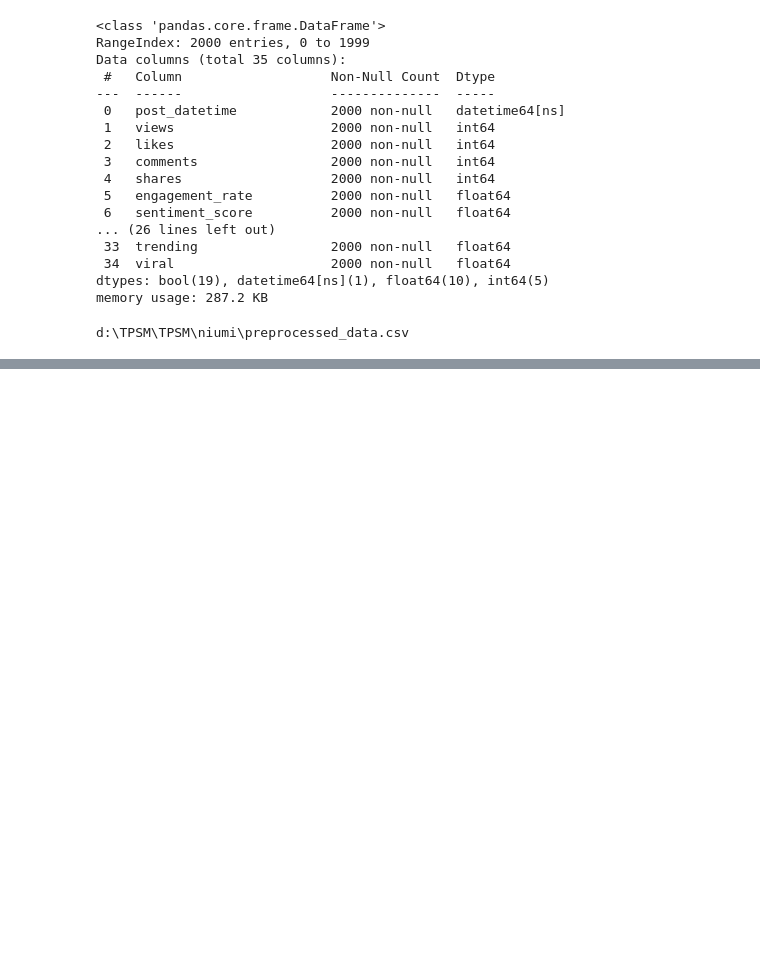
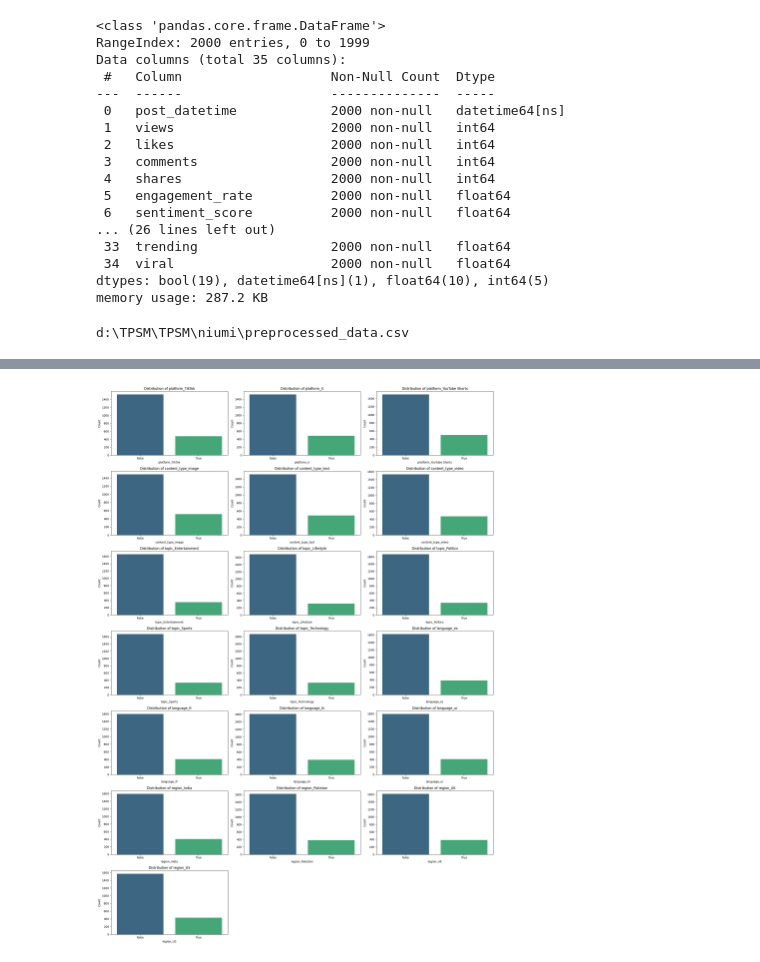
Before and after one commit to dinukadilshan03/TPSM, a Jupyter notebook: niumi/preprocess.ipynb, the cells around one changed output, grey strips where cells are left out. Drawn from its saved outputs; the diff is of its cells as text; code cells hidden in the pictures; blank space fills up the shorter version.

```diff
--- a/niumi/preprocess.ipynb
+++ b/niumi/preprocess.ipynb
@@ -286,0 +359,55 @@ d:\TPSM\TPSM\niumi\preprocessed_data.csv
+# %%
+import matplotlib.pyplot as plt
+import seaborn as sns
+import math
+
+# Identify boolean columns (one-hot encoded features)
+boolean_cols = df_encoded.select_dtypes(include=['bool']).columns.tolist()
+
+# Filter out 'is_viral' if it's treated separately as a target/binary feature and not an encoded category for plotting here.
+# 'is_viral' is a numerical feature after standardization, so it should not be in boolean_cols at this point.
+
+# Collect all encoded columns to plot
+all_encoded_cols_to_plot = []
+# Grouping for conceptual organization, but for plotting, iterate over the consolidated list
+for group_prefix in ['platform_', 'content_type_', 'topic_', 'language_', 'region_']:
+    all_encoded_cols_to_plot.extend([col for col in boolean_cols if col.startswith(group_prefix)])
+
+# Ensure 'is_viral' is not mistakenly included if it was ever boolean before standardization
+if 'is_viral' in all_encoded_cols_to_plot:
+    all_encoded_cols_to_plot.remove('is_viral')
+
+num_plots = len(all_encoded_cols_to_plot)
+num_cols_per_row = 3
+num_rows = math.ceil(num_plots / num_cols_per_row)
+
+# Create figure and axes using plt.subplots
+fig, axes = plt.subplots(num_rows, num_cols_per_row, figsize=(20, num_rows * 4))
+
+# Flatten the axes array for easy iteration if it's multi-dimensional
+if num_rows > 1 and num_cols_per_row > 1:
+    axes = axes.flatten()
+elif num_rows == 1 and num_cols_per_row > 1:
+    # If only one row, axes is a 1D array, no flattening needed
+    pass
+elif num_cols_per_row == 1 and num_rows > 1:
+    # If only one column, axes is a 1D array, no flattening needed
+    pass
+else: # Only one subplot (1x1 grid)
+    axes = [axes] # Make it iterable
+
+for i, col in enumerate(all_encoded_cols_to_plot):
+    ax = axes[i] # Get the current axis
+    sns.countplot(x=df_encoded[col], palette='viridis', hue=df_encoded[col], legend=False, ax=ax)
+    ax.set_title(f'Distribution of {col}')
+    ax.set_xlabel(col)
+    ax.set_ylabel('Count')
+
+# Hide any unused subplots
+for j in range(num_plots, len(axes)):
+    fig.delaxes(axes[j])
+
+plt.tight_layout()
+plt.show()
+# %% [output]
+[figure, added]
```
Also changed, not shown: parts of 6 cells of this notebook.
